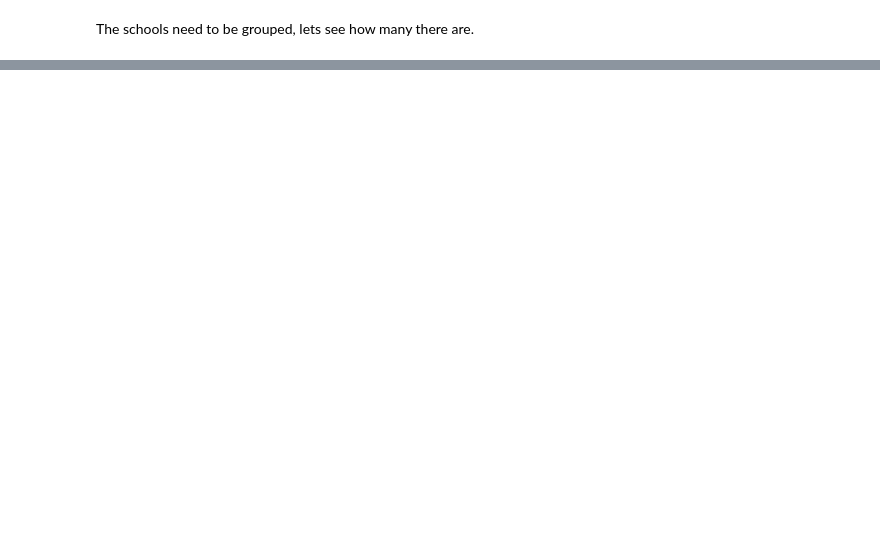
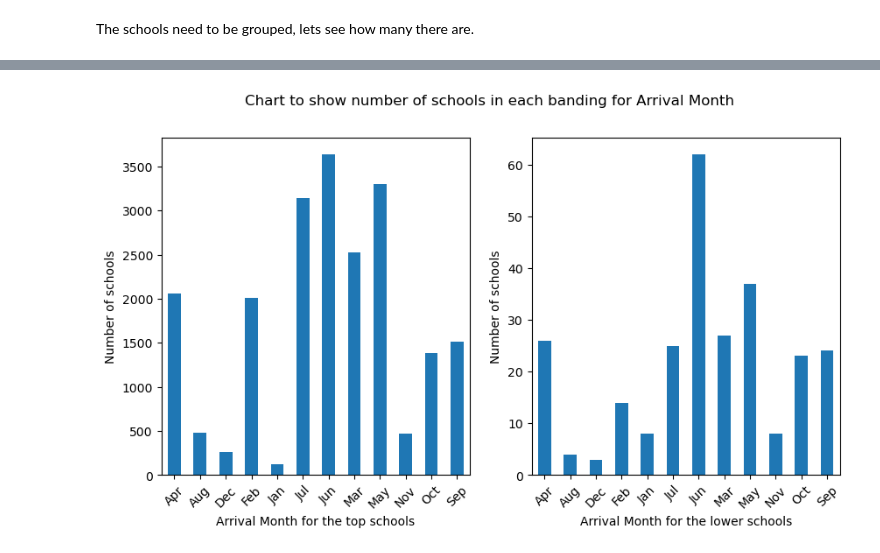
Before and after one commit to maxcwalker/documents, a Jupyter notebook: jupyter/prospectMapping/prospect_mapping_2.ipynb, the cells around one changed output, grey strips where cells are left out. Drawn from its saved outputs; the diff is of its cells as text; code cells hidden in the pictures; blank space fills up the shorter version.

```diff
--- a/jupyter/prospectMapping/prospect_mapping_2.ipynb
+++ b/jupyter/prospectMapping/prospect_mapping_2.ipynb
@@ -80,0 +113,4 @@ Name: Gross Revenue, Length: 185757, dtype: float64
+# %%
+barchart(col[31])
+# %% [output]
+[figure, added]
```
Also changed, not shown: parts of 14 cells of this notebook, 2 other files.
